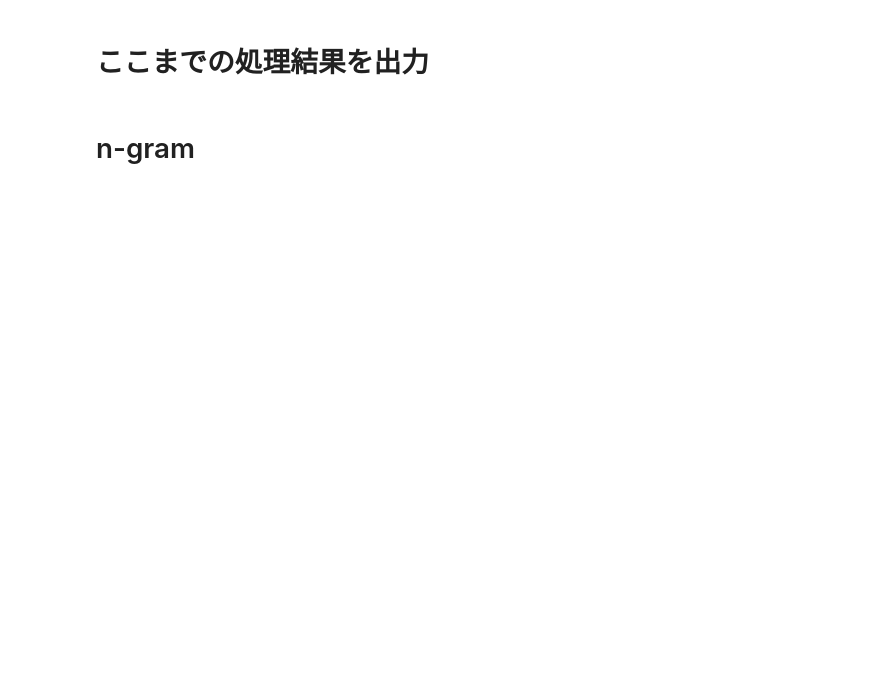
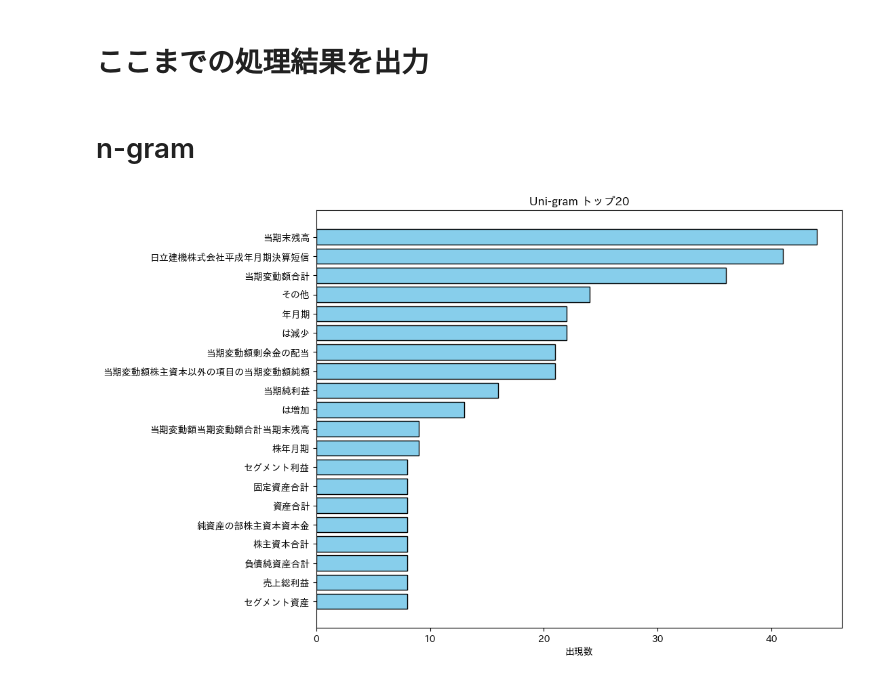
Before and after one commit to Ota1022/text_analysis, a Jupyter notebook: analysis.ipynb, the cells around one changed output. Saved outputs shown, nothing was run; the diff lists cells and outputs as text; code cells hidden in the pictures; blank space fills up the shorter version.

Commit message:
analysis n-gram

```diff
--- a/analysis.ipynb
+++ b/analysis.ipynb
@@ -401,0 +409,25 @@ with open(file_path, 'w', encoding='utf-8') as file:
+# %%
+# n-gramの関数
+def plot_top_ngrams(text_data, n=None, top_n=20, title='n-grams トップ20'):
+    # Create a count vectorizer, considering a specific ngram range
+    vec = CountVectorizer(ngram_range=(n, n)).fit(text_data)
+    bag_of_words = vec.transform(text_data)
+    sum_words = bag_of_words.sum(axis=0)
+    words_freq = [(word, sum_words[0, idx]) for word, idx in vec.vocabulary_.items()]
+    words_freq = sorted(words_freq, key=lambda x: x[1], reverse=True)[:top_n]
+
+    # Convert to DataFrame, sort, and plot
+    df_words_freq = pd.DataFrame(words_freq, columns=['ngram', 'count'])
+    df_words_freq = df_words_freq.sort_values(by='count', ascending=True)
+
+    # Plotting the n-grams
+    plt.figure(figsize=(10, 8))
+    plt.barh(df_words_freq['ngram'], df_words_freq['count'], color='skyblue', edgecolor='black')
+    plt.xlabel('出現数')
+    plt.title(title)
+    plt.show()
+# %%
+# Uni-gram
+plot_top_ngrams(combined_df['TEXT'], n=1, top_n=20, title='Uni-gram トップ20')
+# %% [output]
+[figure, added]
```
Also changed, not shown: parts of 5 cells of this notebook.
